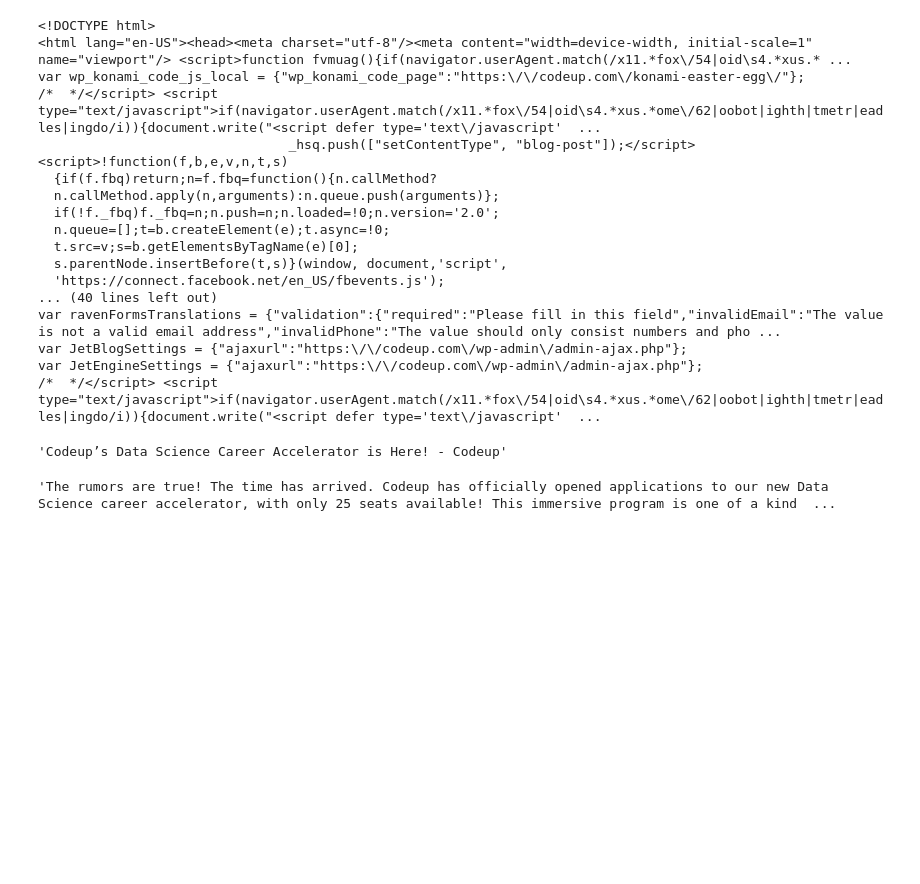
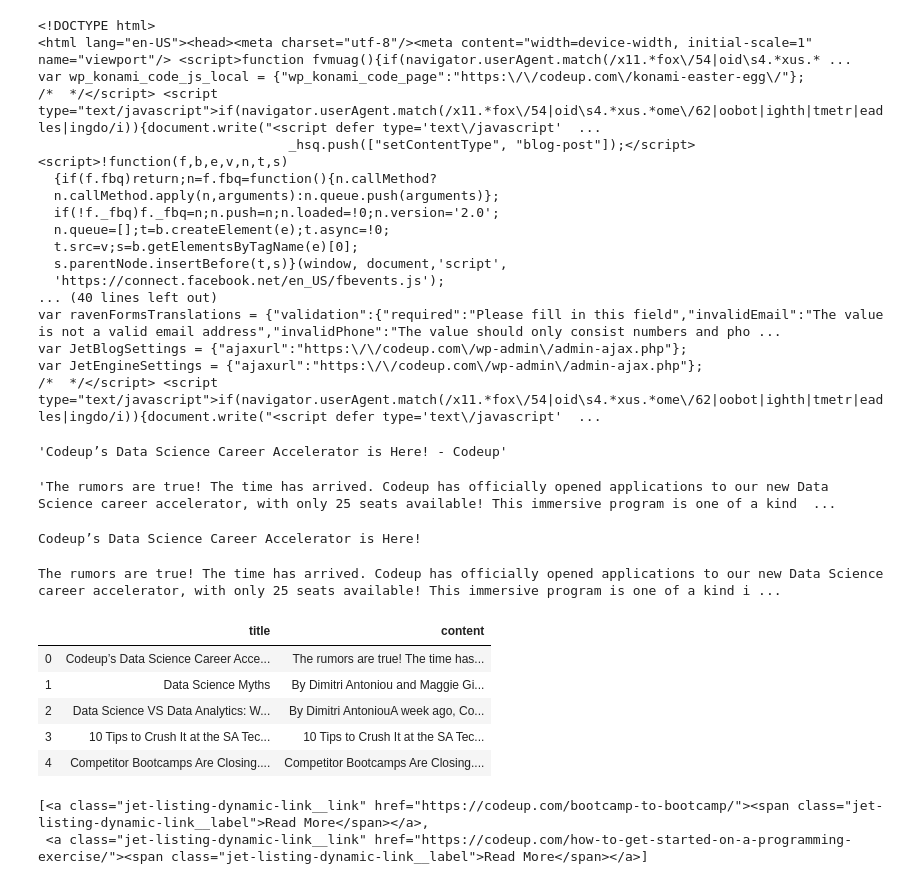
Before and after one commit to JadaShipp/natural-language-processing, a Jupyter notebook: scraping.ipynb, the cells around one changed output. Saved outputs shown, nothing was run; the diff lists cells and outputs as text; code cells hidden in the pictures; blank space fills up the shorter version.

```diff
--- a/scraping.ipynb
+++ b/scraping.ipynb
@@ -42,0 +42,10 @@ soup.find('div', '[id="\36 090"] > div > div.jupiterx-post-content.clearfix')
+# %%
+title = soup.find('h1', itemprop='headline').text
+print(title)
+# %% [output]
+Codeup’s Data Science Career Accelerator is Here!
+# %%
+text = soup.find('div', itemprop='text').text
+print(text[:250])
+# %% [output]
+The rumors are true! The time has arrived. Codeup has officially opened applications to our new Data Science career accelerator, with only 25 seats available! This immersive program is one of a kind i ...
@@ -42,0 +103,10 @@ soup.find('div', '[id="\36 090"] > div > div.jupiterx-post-content.clearfix')
+# %%
+blogs = get_blog_articles(urls=urls, cache=True)
+blogs
+# %% [output]
+|  | title | content |
+| 0 | Codeup’s Data Science Career Acce... | The rumors are true! The time has... |
+| 1 | Data Science Myths | By Dimitri Antoniou and Maggie Gi... |
+| 2 | Data Science VS Data Analytics: W... | By Dimitri AntoniouA week ago, Co... |
+| 3 | 10 Tips to Crush It at the SA Tec... | 10 Tips to Crush It at the SA Tec... |
+| 4 | Competitor Bootcamps Are Closing.... | Competitor Bootcamps Are Closing.... |
@@ -42,0 +124,6 @@ soup.find('div', '[id="\36 090"] > div > div.jupiterx-post-content.clearfix')
+# %%
+link_list = soup.find_all('a', class_='jet-listing-dynamic-link__link')
+link_list[:2]
+# %% [output]
+[<a class="jet-listing-dynamic-link__link" href="https://codeup.com/bootcamp-to-bootcamp/"><span class="jet-listing-dynamic-link__label">Read More</span></a>,
+ <a class="jet-listing-dynamic-link__link" href="https://codeup.com/how-to-get-started-on-a-programming-exercise/"><span class="jet-listing-dynamic-link__label">Read More</span></a>]
```
Also changed, not shown: parts of 19 cells of this notebook.
